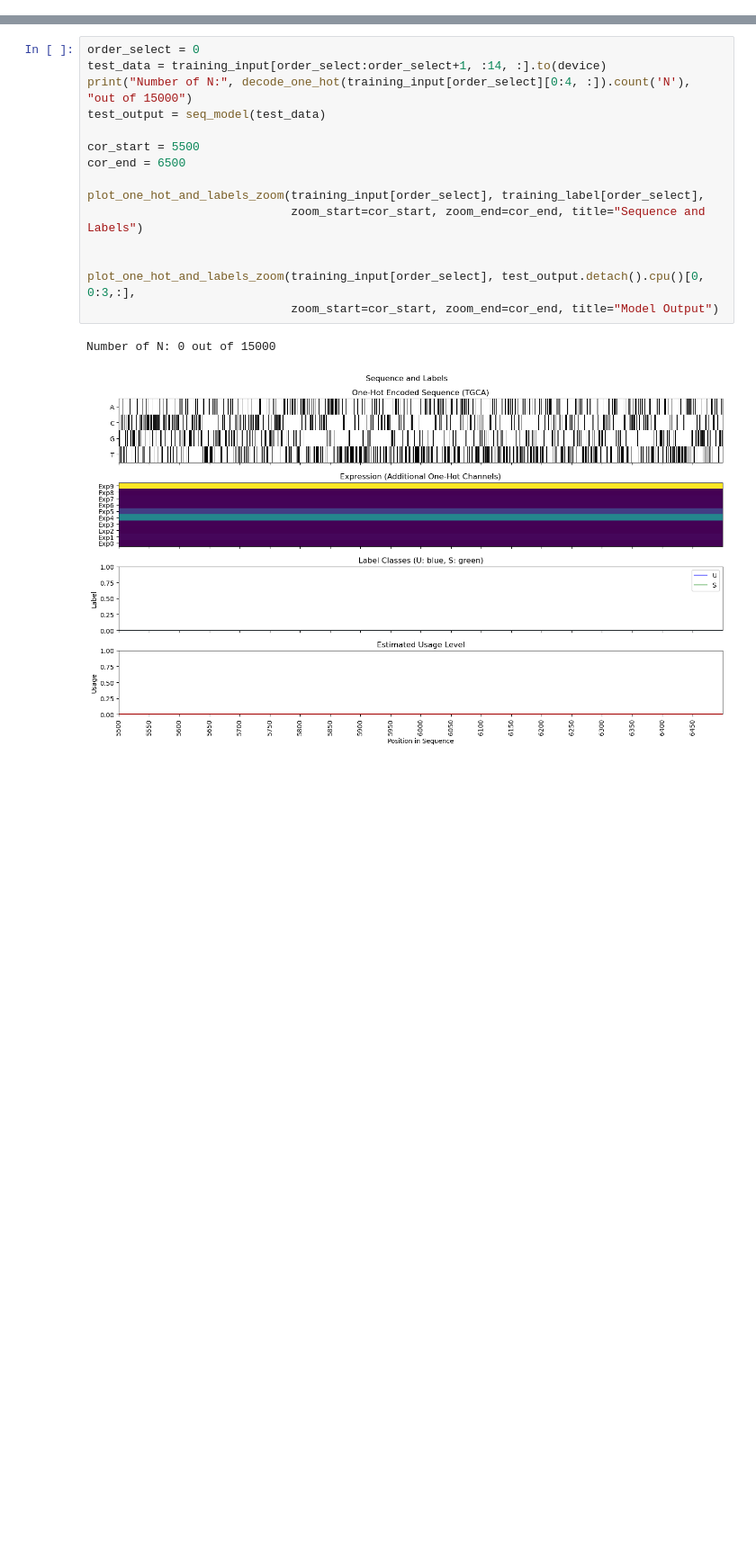
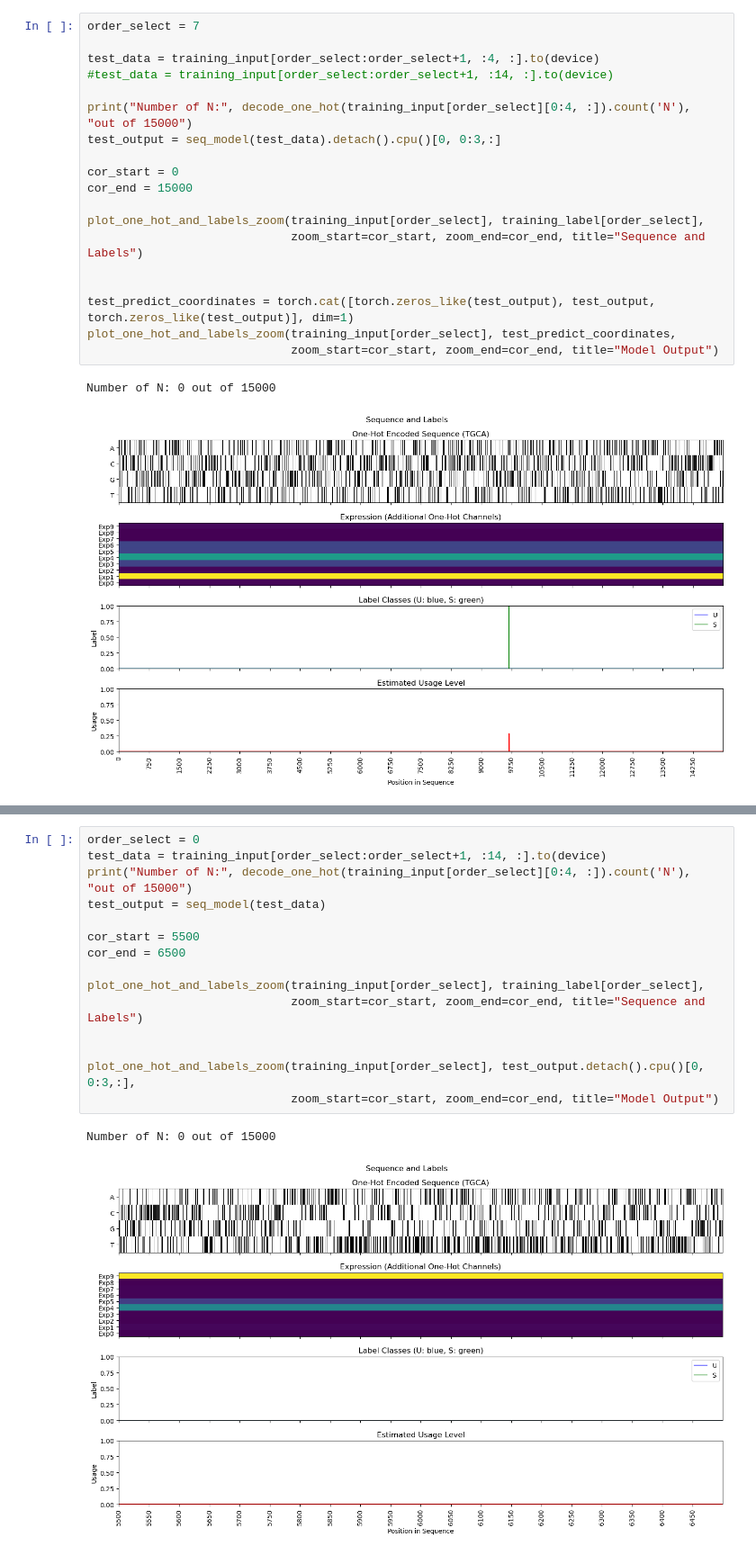
Before and after one commit to lux563624348/DL_RNA_Splicing, a Jupyter notebook: Benchmark_Model.ipynb, the cells around one changed output, grey strips where cells are left out. Shown at 90% size. Drawn from its saved outputs; the diff is of its cells as text; blank space fills up the shorter version.

```diff
--- a/Benchmark_Model.ipynb
+++ b/Benchmark_Model.ipynb
@@ -66,0 +185,22 @@ plot_one_hot_and_labels_zoom(training_input[order_select], training_label[order_
+# %%
+order_select = 7
+
+test_data = training_input[order_select:order_select+1, :4, :].to(device)
+#test_data = training_input[order_select:order_select+1, :14, :].to(device)
+
+print("Number of N:", decode_one_hot(training_input[order_select][0:4, :]).count('N'), "out of 15000")
+test_output = seq_model(test_data).detach().cpu()[0, 0:3,:]
+
+cor_start = 0
+cor_end = 15000
+
+plot_one_hot_and_labels_zoom(training_input[order_select], training_label[order_select],
+                             zoom_start=cor_start, zoom_end=cor_end, title="Sequence and Labels")
+
+
+test_predict_coordinates = torch.cat([torch.zeros_like(test_output), test_output, torch.zeros_like(test_output)], dim=1)
+plot_one_hot_and_labels_zoom(training_input[order_select], test_predict_coordinates,
+                             zoom_start=cor_start, zoom_end=cor_end, title="Model Output")
+# %% [output]
+Number of N: 0 out of 15000
+[figure, added]
```
Also changed, not shown: parts of 11 cells of this notebook, 5 other files.
